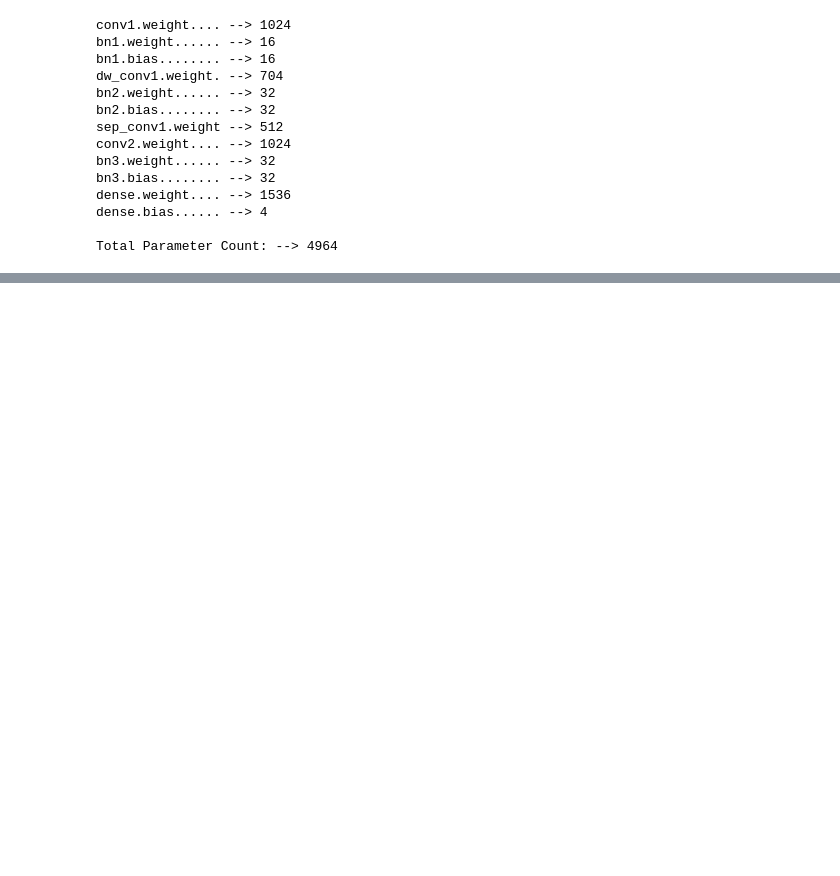
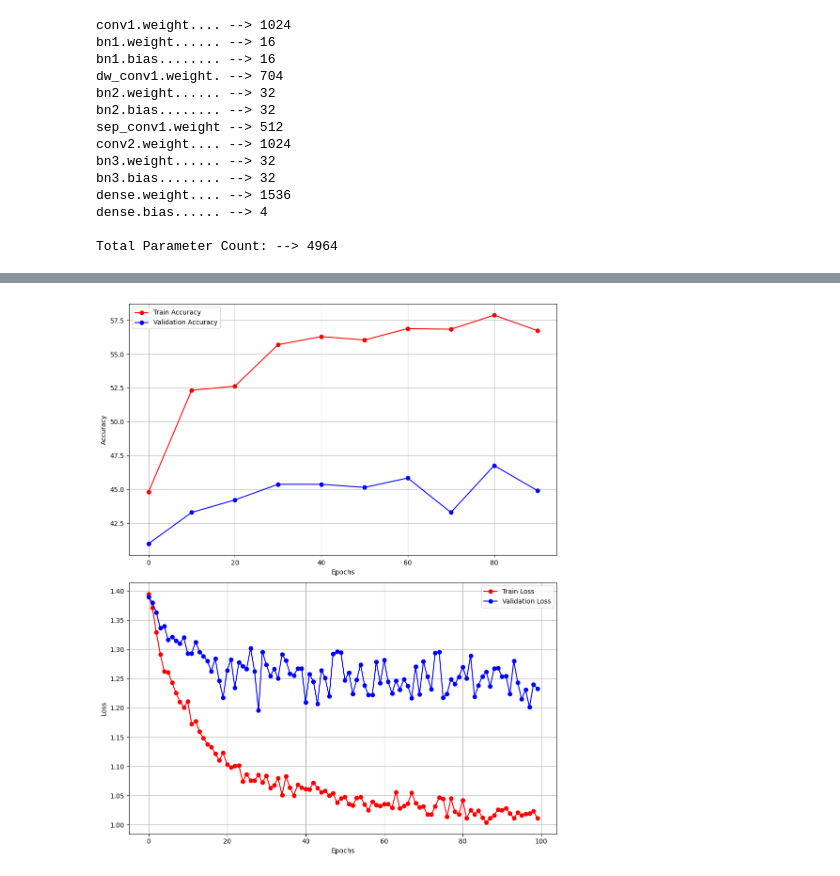
Before and after one commit to nemesgyadam/PyTorch-NeuroMotor, a Jupyter notebook: train_BaseLineAllSubject.ipynb, the cells around one changed output, grey strips where cells are left out. Drawn from its saved outputs; the diff is of its cells as text; code cells hidden in the pictures; blank space fills up the shorter version.

```diff
--- a/train_BaseLineAllSubject.ipynb
+++ b/train_BaseLineAllSubject.ipynb
@@ -53,9 +27,9 @@ Train dataset: 2016 samples
 # %%
-test_datasets = []
-for subject in cfg['data']['subjects']:
-    test_datasets.append(MI_Dataset_single_subject(subject, cfg['data']['test_runs'][subject],return_subject_id=False, device=device, verbose=False))
-test_dataset = ConcatDataset(test_datasets)
+train_dataset = MI_Dataset.get_dataset(cfg, split='train', return_subject_id = False, device=device, verbose=False)
+train_dataloader = DataLoader(train_dataset, batch_size=cfg['train']['batch_size'], shuffle=True)
+print(f"Train dataset: {len(train_dataset)} samples")
 
+test_dataset = MI_Dataset.get_dataset(cfg, split='test', return_subject_id =False, device=device, verbose=False)
 test_dataloader = DataLoader(test_dataset, batch_size=cfg['train']['batch_size'], shuffle=False)
 print(f"Test dataset: {len(test_dataset)} samples")
 # %% [output]
@@ -76,5 +40,5 @@ torch.Size([64])
 # %%
-model = EEGNet(channels = channels, samples= time_steps, num_classes = 4)
+model = EEGNet(num_classes=4, channels=22, samples=401, dropout_rate=0.5, kernel_length=64,  depth_multiplier=2, num_filters2=32, norm_rate=0.25)
 model.to(device)
 print_parameters(model)
 # %% [output]
@@ -127,0 +59,2 @@ Epoch 40/200, Loss: 34.626114308834076, Train accuracy: 53.32%, Test accuracy: 4
+# %%
+loss, val_loss, train_acc, val_acc = train(model, train_dataloader, test_dataloader, cfg['train'])
@@ -127,0 +77,4 @@ Epoch 40/200, Loss: 34.626114308834076, Train accuracy: 53.32%, Test accuracy: 4
+# %%
+plot_metrics(loss, val_loss, train_acc, val_acc)
+# %% [output]
+[figure, added]
```
Also changed, not shown: parts of 8 cells of this notebook, 7 other files.
